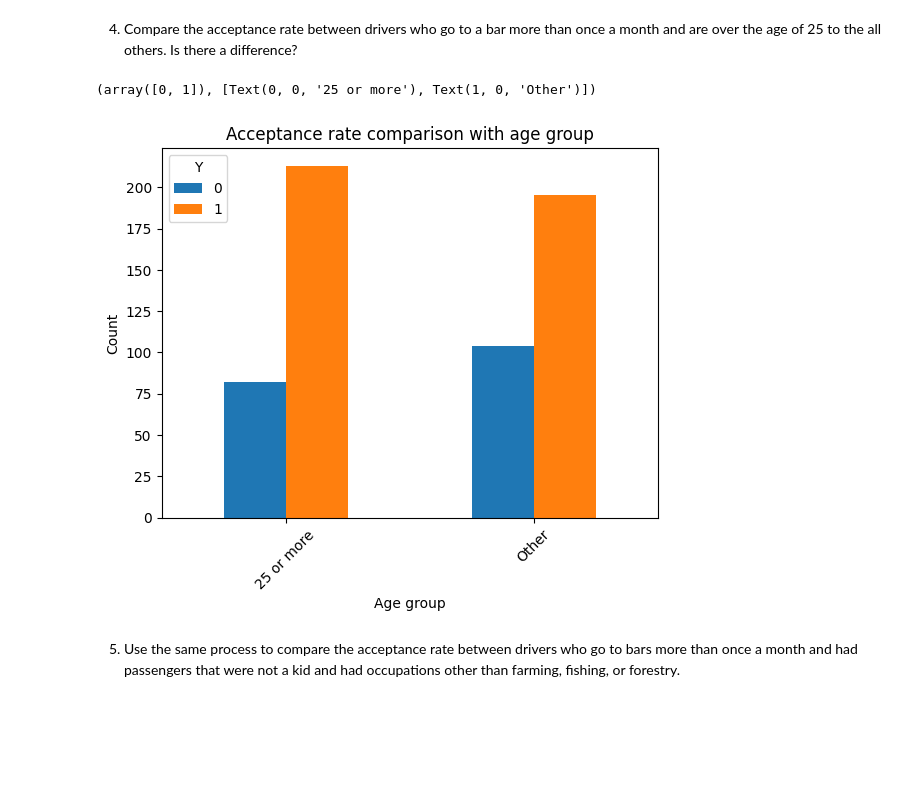
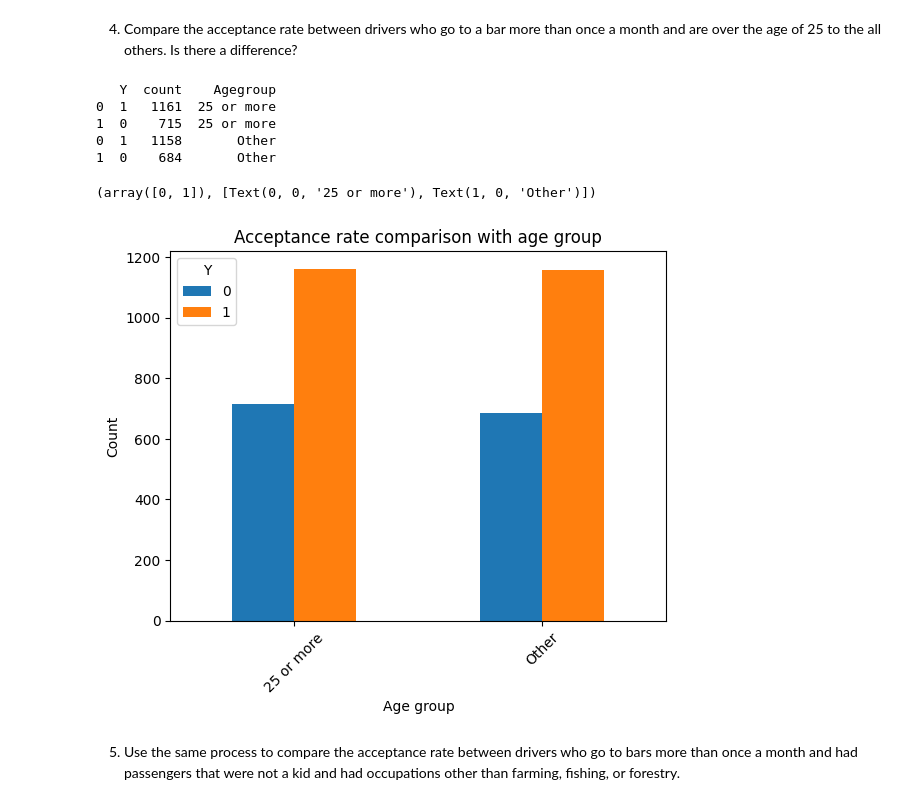
Before and after one commit to iswarcb/test, a Jupyter notebook: assignment_5.ipynb, the cells around one changed output. Saved outputs shown, nothing was run; the diff lists cells and outputs as text; code cells hidden in the pictures; blank space fills up the shorter version.

```diff
--- a/assignment_5.ipynb
+++ b/assignment_5.ipynb
@@ -316,36 +320,41 @@ plt.xticks(rotation=45)
 4. Compare the acceptance rate between drivers who go to a bar more than once a month and are over the age of 25 to the all others.  Is there a difference?
 # %%
 
-bar_df_cleaned = bar_df.dropna(subset=['Bar'])
+bar_df_cleaned = dn_data
 
 #print(bar_df_cleaned['Bar'].unique())
 #['never' 'less1' '1~3' 'gt8' '4~8']
 list1 = ['never', 'less1']
 #list of ppl hwo went to bar more than once a month
 df1 = bar_df_cleaned.query("`Bar` not in @list1")
 
 #print(bar_df['age'].unique())
 #['21' '46' '26' '31' '41' '50plus' '36' 'below21']a
 list25 = ['26', '31', '41', '50plus' '36']
 age_25_or_more = df1.query("`age` in @list25")
-
 age_25_or_more = age_25_or_more['Y'].value_counts().reset_index()
 age_25_or_more['Agegroup'] = '25 or more'
 
 others = df1.query("`age` not in @list25")
 others = others['Y'].value_counts().reset_index()
 others['Agegroup'] = 'Other'
 
 data = pd.concat([age_25_or_more, others], axis=0)
+print(data)
 
 data.pivot_table(index = 'Agegroup', columns='Y').plot(kind='bar', y='count')
 plt.title('Acceptance rate comparison with age group')
 plt.xlabel('Age group')
 plt.ylabel('Count')
 plt.xticks(rotation=45)
 # %% [output]
-(array([0, 1]), [Text(0, 0, '25 or more'), Text(1, 0, 'Other')])
+   Y  count    Agegroup
+0  1   1161  25 or more
+1  0    715  25 or more
+0  1   1158       Other
+1  0    684       Other
+(array([0, 1]), [Text(0, 0, '25 or more'), Text(1, 0, 'Other')])
-[figure, old version]
+[figure, new version]
 # %% [markdown]
 5. Use the same process to compare the acceptance rate between drivers who go to bars more than once a month and had passengers that were not a kid and had occupations other than farming, fishing, or forestry.
 # %%
```
Also changed, not shown: parts of 7 cells of this notebook.
